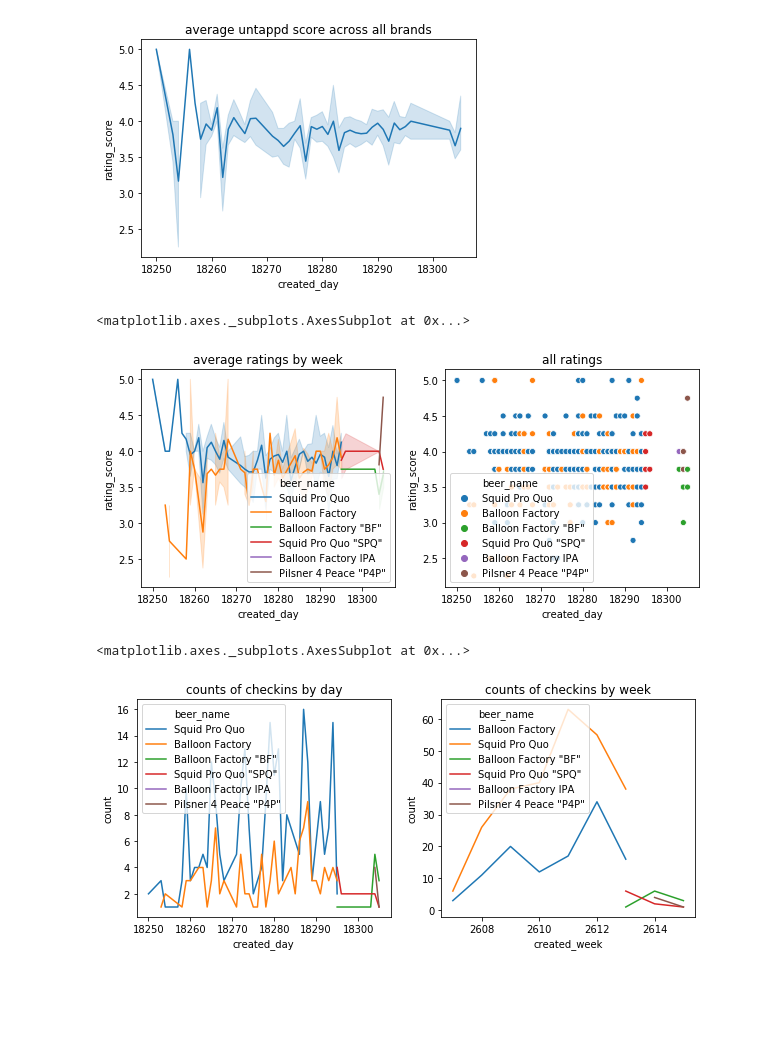
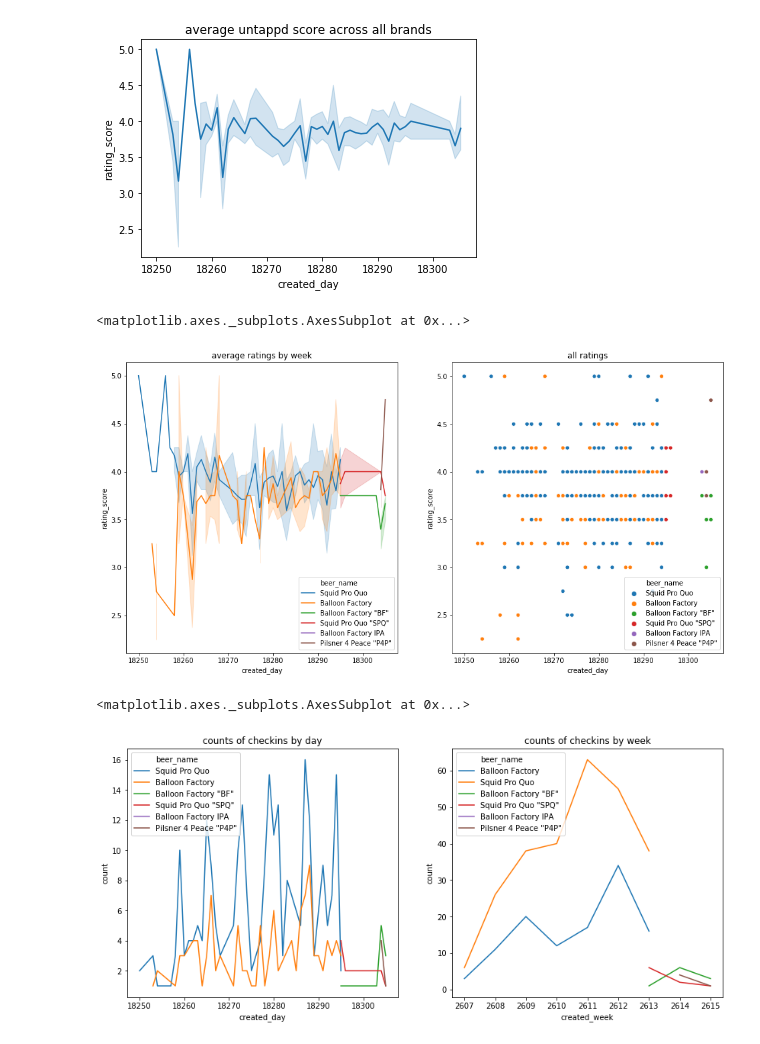
Before and after one commit to fab-rems/fab-beer.github.io, a Jupyter notebook: _scripts/Untappd Analysis.ipynb, the cells around one changed output. Drawn from its saved outputs; the diff is of its cells as text; code cells hidden in the pictures; blank space fills up the shorter version.

```diff
--- a/_scripts/Untappd Analysis.ipynb
+++ b/_scripts/Untappd Analysis.ipynb
@@ -42,22 +42,22 @@ sns.lineplot(x = "created_day", y="rating_score", data = with_ratings)
 [figure]
 # %%
 f,subs = plt.subplots(1,2)
-f.set_size_inches(10,4)
+f.set_size_inches(16,8)
 
 plt.sca(subs[0])
 plt.gca().set_title("average ratings by week")
 sns.lineplot(x = "created_day", y="rating_score", hue = "beer_name", data = with_ratings)
 
 
 plt.sca(subs[1])
 plt.gca().set_title("all ratings")
 sns.scatterplot(x = "created_day", y="rating_score",hue="beer_name", data = with_ratings)
 # %% [output]
 <matplotlib.axes._subplots.AxesSubplot at 0x...>
-[figure, old version]
+[figure, new version]
 # %%
 f,subs = plt.subplots(1,2)
-f.set_size_inches(10,4)
+f.set_size_inches(14,6)
 
 plt.sca(subs[0])
 plt.gca().set_title("counts of checkins by day")
@@ -68,4 +68,4 @@ plt.gca().set_title("counts of checkins by week")
 sns.lineplot(x="created_week", y="count", hue ="beer_name",data =  with_ratings.groupby(["created_week","beer_name"]).size().rename("count").reset_index())
 # %% [output]
 <matplotlib.axes._subplots.AxesSubplot at 0x...>
-[figure, old version]
+[figure, new version]
```
